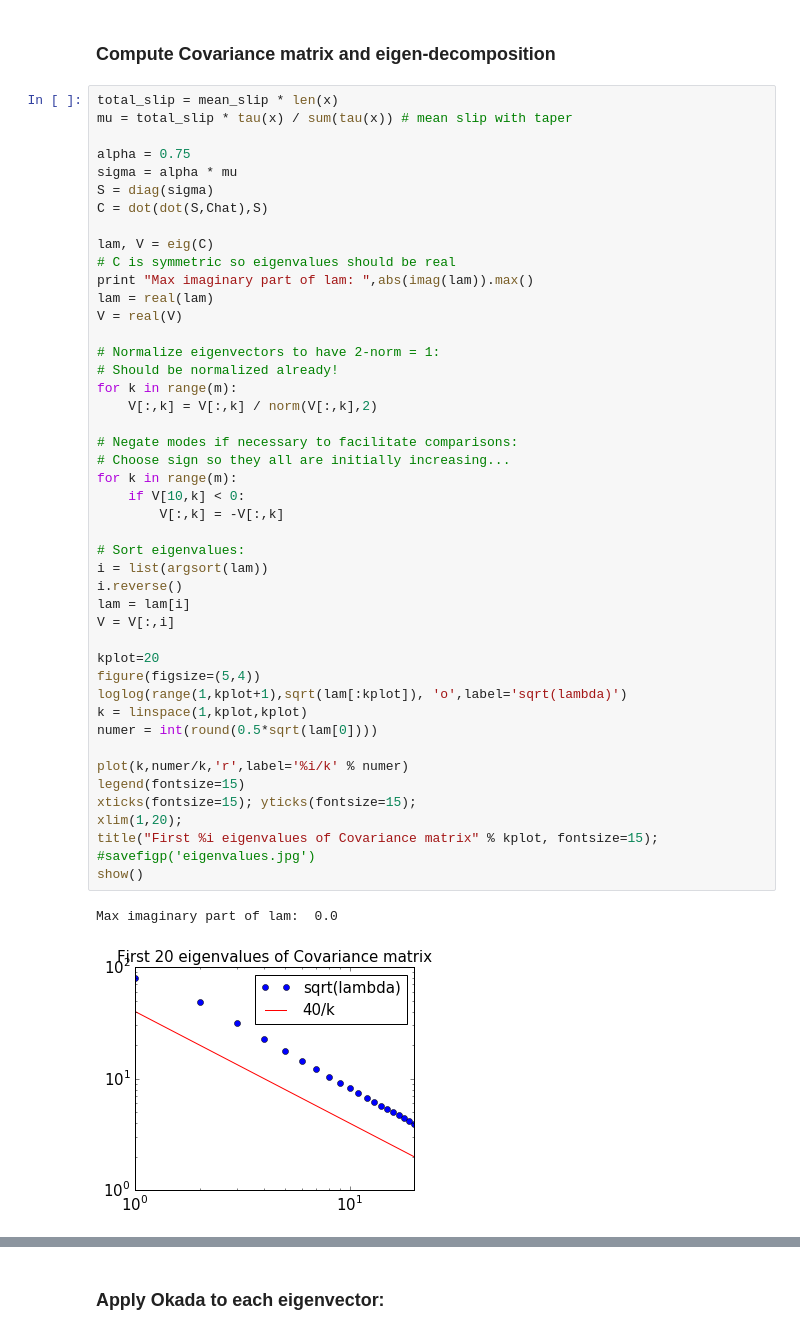
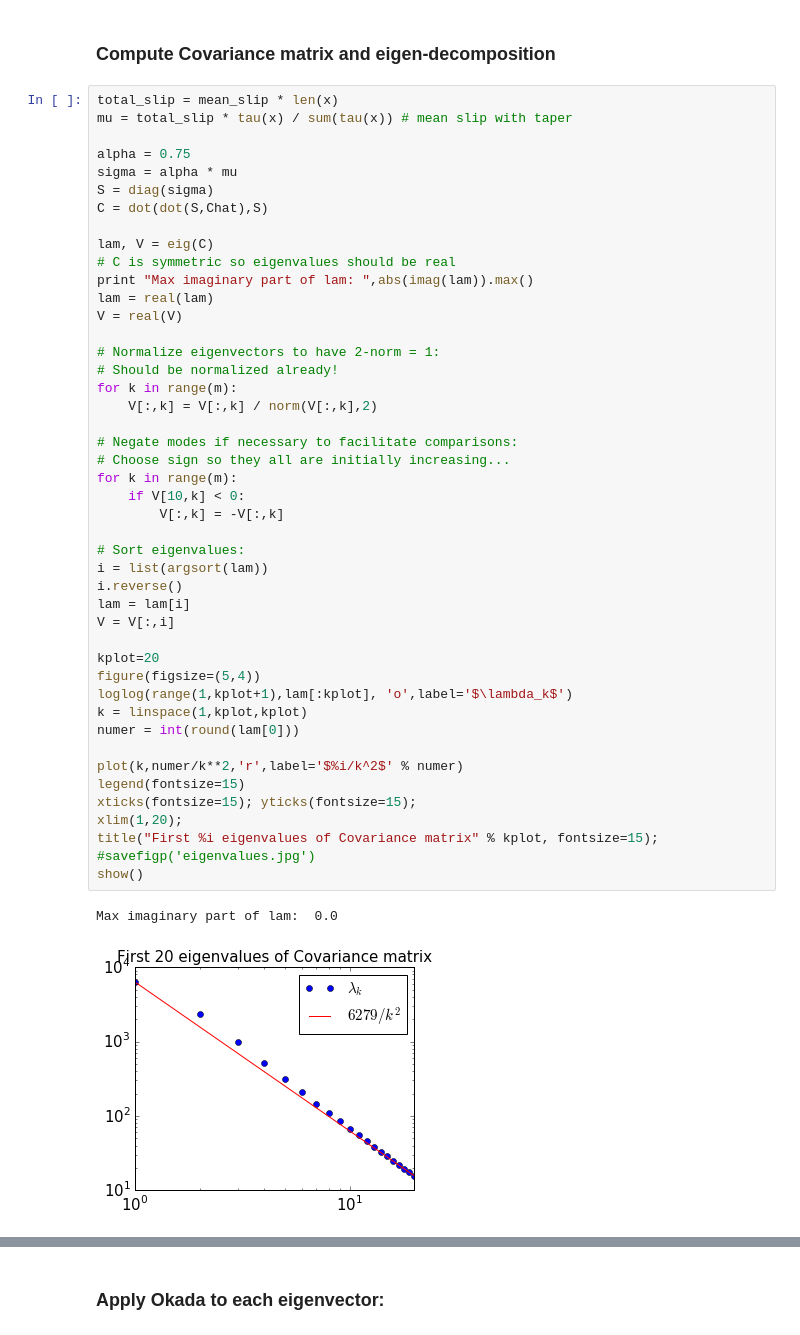
Before and after one commit to rjleveque/KLslip-paper, a Jupyter notebook: KL1d_figures_demo.ipynb, the cells around one changed output, grey strips where cells are left out. Drawn from its saved outputs; the diff is of its cells as text.

```diff
--- a/KL1d_figures_demo.ipynb
+++ b/KL1d_figures_demo.ipynb
@@ -148,36 +152,36 @@ V = real(V)
 
 # Normalize eigenvectors to have 2-norm = 1:
 # Should be normalized already!
 for k in range(m):
     V[:,k] = V[:,k] / norm(V[:,k],2)
 
 # Negate modes if necessary to facilitate comparisons:
 # Choose sign so they all are initially increasing...
 for k in range(m):
     if V[10,k] < 0:
         V[:,k] = -V[:,k]
 
 # Sort eigenvalues:
 i = list(argsort(lam))
 i.reverse()
 lam = lam[i]
 V = V[:,i]
 
 kplot=20
 figure(figsize=(5,4))
-loglog(range(1,kplot+1),sqrt(lam[:kplot]), 'o',label='sqrt(lambda)')
+loglog(range(1,kplot+1),lam[:kplot], 'o',label='$\lambda_k$')
 k = linspace(1,kplot,kplot)
-numer = int(round(0.5*sqrt(lam[0])))
+numer = int(round(lam[0]))
 
-plot(k,numer/k,'r',label='%i/k' % numer)
+plot(k,numer/k**2,'r',label='$%i/k^2$' % numer)
 legend(fontsize=15)
 xticks(fontsize=15); yticks(fontsize=15);
 xlim(1,20);
 title("First %i eigenvalues of Covariance matrix" % kplot, fontsize=15);
 #savefigp('eigenvalues.jpg')
 show()
 # %% [output]
 Max imaginary part of lam:  0.0
-[figure, old version]
+[figure, new version]
 # %%
 figure(figsize=(8,3))
```
Also changed, not shown: parts of 14 cells of this notebook, 2 other files.
